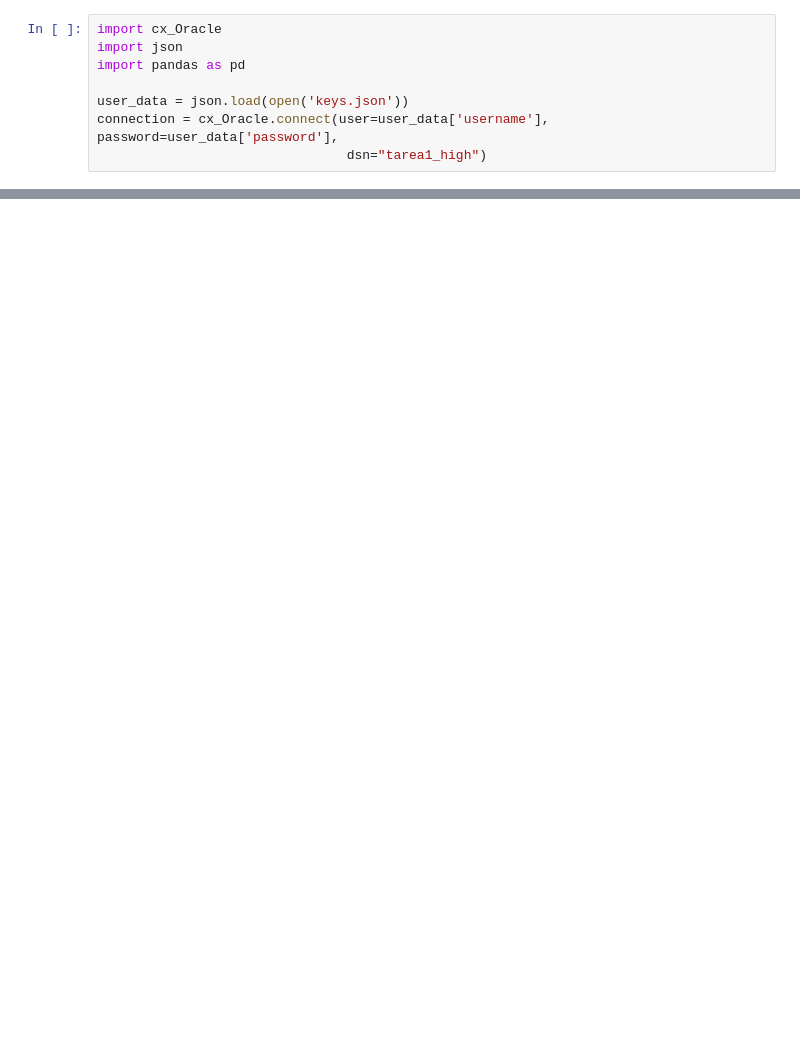
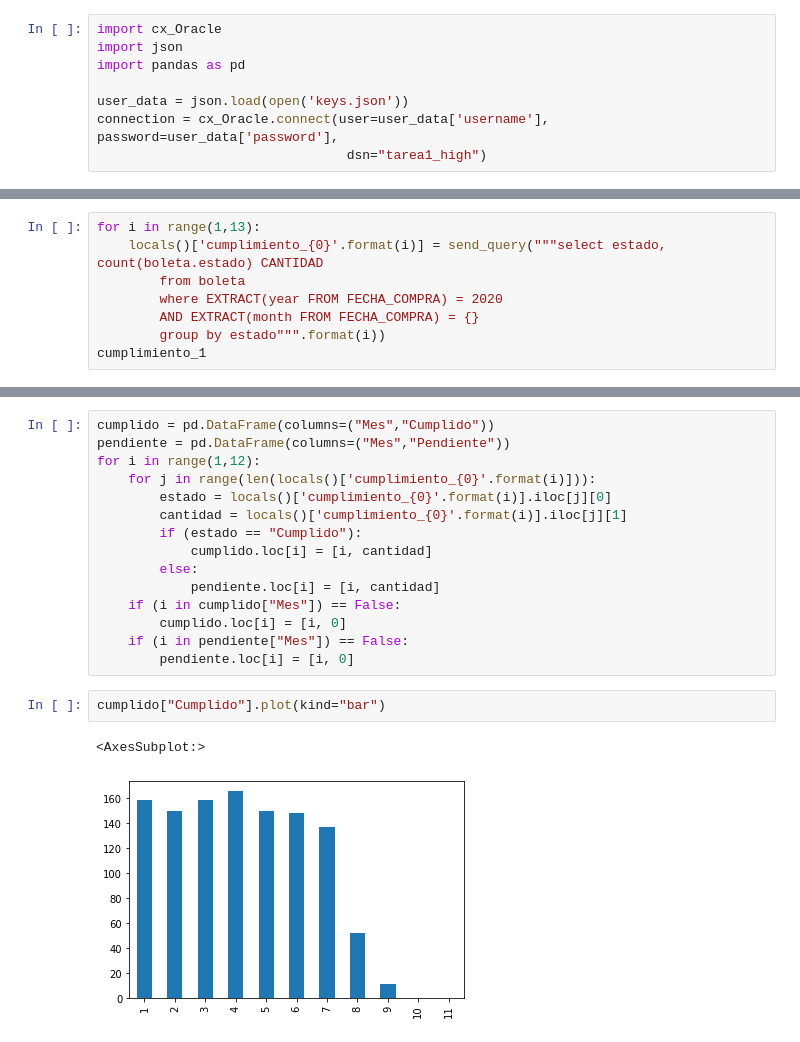
Before and after one commit to melipass/umayor-business-intelligence, a Jupyter notebook: tarea-1b/1 - Testing.ipynb, the cells around one changed output, grey strips where cells are left out. Drawn from its saved outputs; the diff is of its cells as text; blank space fills up the shorter version.

```diff
--- a/tarea-1b/1 - Testing.ipynb
+++ b/tarea-1b/1 - Testing.ipynb
@@ -19,0 +204,8 @@ df_ora.head()
+# %%
+for i in range(1,13):
+    locals()['cumplimiento_{0}'.format(i)] = send_query("""select estado, count(boleta.estado) CANTIDAD
+        from boleta
+        where EXTRACT(year FROM FECHA_COMPRA) = 2020
+        AND EXTRACT(month FROM FECHA_COMPRA) = {}
+        group by estado""".format(i))
+cumplimiento_1
@@ -19,0 +221,20 @@ df_ora.head()
+# %%
+cumplido = pd.DataFrame(columns=("Mes","Cumplido"))
+pendiente = pd.DataFrame(columns=("Mes","Pendiente"))
+for i in range(1,12):
+    for j in range(len(locals()['cumplimiento_{0}'.format(i)])):
+        estado = locals()['cumplimiento_{0}'.format(i)].iloc[j][0]
+        cantidad = locals()['cumplimiento_{0}'.format(i)].iloc[j][1]
+        if (estado == "Cumplido"):
+            cumplido.loc[i] = [i, cantidad]
+        else:
+            pendiente.loc[i] = [i, cantidad]
+    if (i in cumplido["Mes"]) == False:
+        cumplido.loc[i] = [i, 0]
+    if (i in pendiente["Mes"]) == False:
+        pendiente.loc[i] = [i, 0]
+# %%
+cumplido["Cumplido"].plot(kind="bar")
+# %% [output]
+<AxesSubplot:>
+[figure, added]
```
Also changed, not shown: parts of 29 cells of this notebook, 1 other file.
